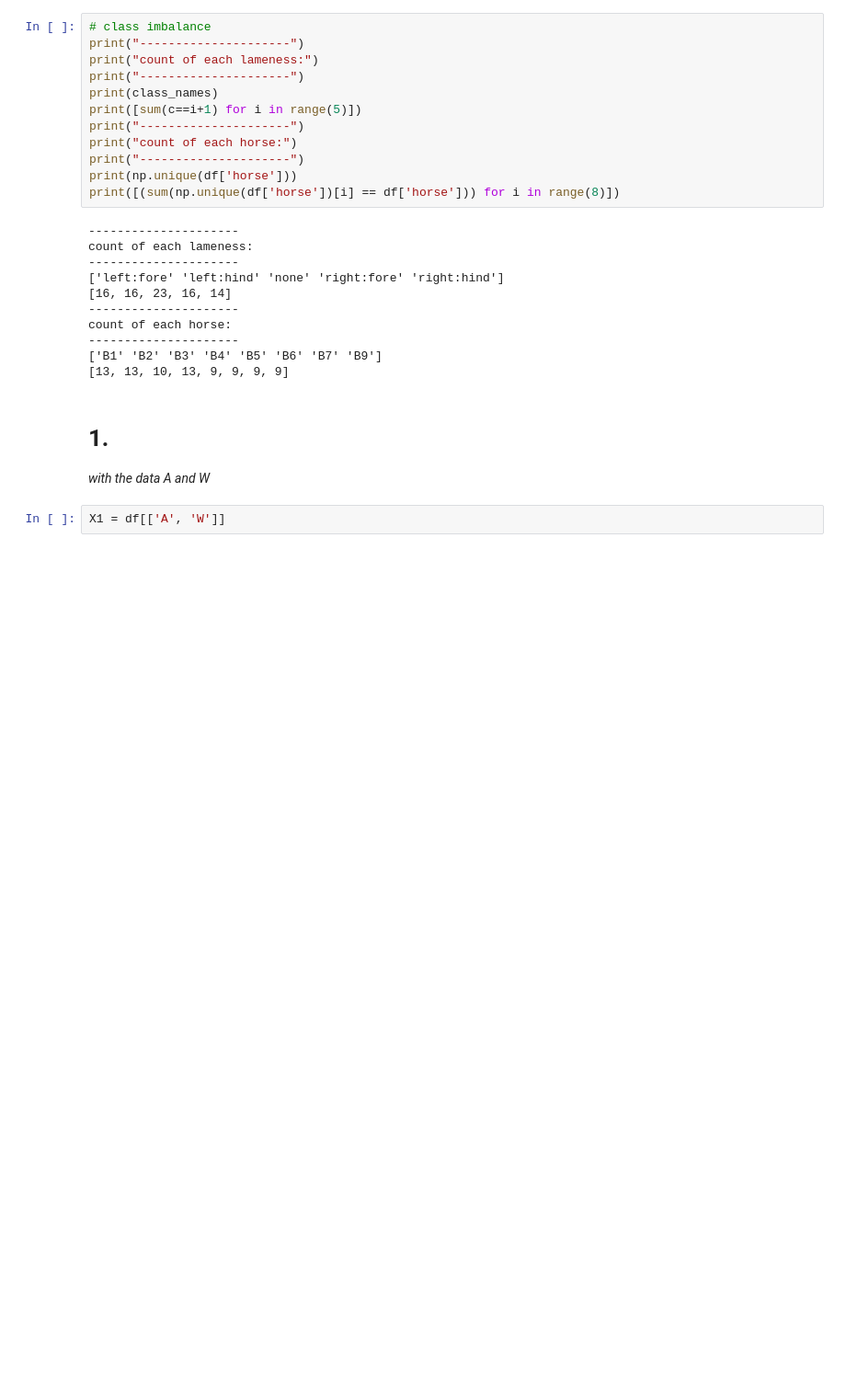
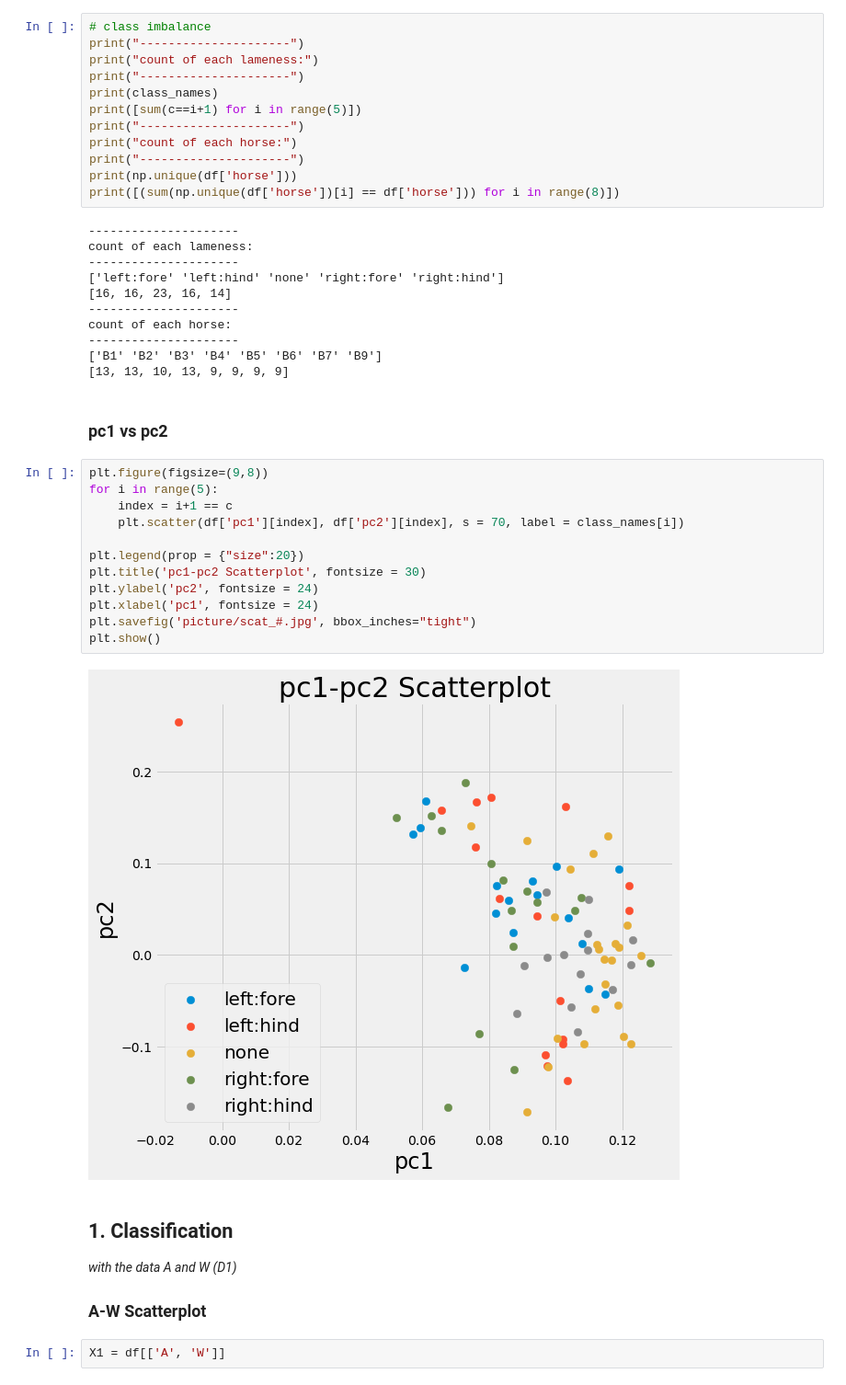
Before and after one commit to NikolajHee/Stat_project, a Jupyter notebook: data_splits.ipynb, the cells around one changed output. Shown at 92% size. Cells and saved outputs as stored; diff of their text form; blank space fills up the shorter version.

```diff
--- a/classification_2.ipynb
+++ b/data_splits.ipynb
@@ -48,9 +53,27 @@ count of each horse:
 ---------------------
 ['B1' 'B2' 'B3' 'B4' 'B5' 'B6' 'B7' 'B9']
 [13, 13, 10, 13, 9, 9, 9, 9]
+# %% [markdown]
+### **pc1 vs pc2**
+# %%
+plt.figure(figsize=(9,8))
+for i in range(5):
+    index = i+1 == c
+    plt.scatter(df['pc1'][index], df['pc2'][index], s = 70, label = class_names[i])
+
+plt.legend(prop = {"size":20})
+plt.title('pc1-pc2 Scatterplot', fontsize = 30)
+plt.ylabel('pc2', fontsize = 24)
+plt.xlabel('pc1', fontsize = 24)
+plt.savefig('picture/scat_#.jpg', bbox_inches="tight")
+plt.show()
+# %% [output]
+[figure, added]
 # %% [markdown]
-# 1.
-*with the data A and W*
+## **1. Classification**
+*with the data A and W (D1)*
+
+### **A-W Scatterplot**
 # %%
 X1 = df[['A', 'W']]
 # %%
```
Also changed, not shown: parts of 17 cells of this notebook, 26 other files.
